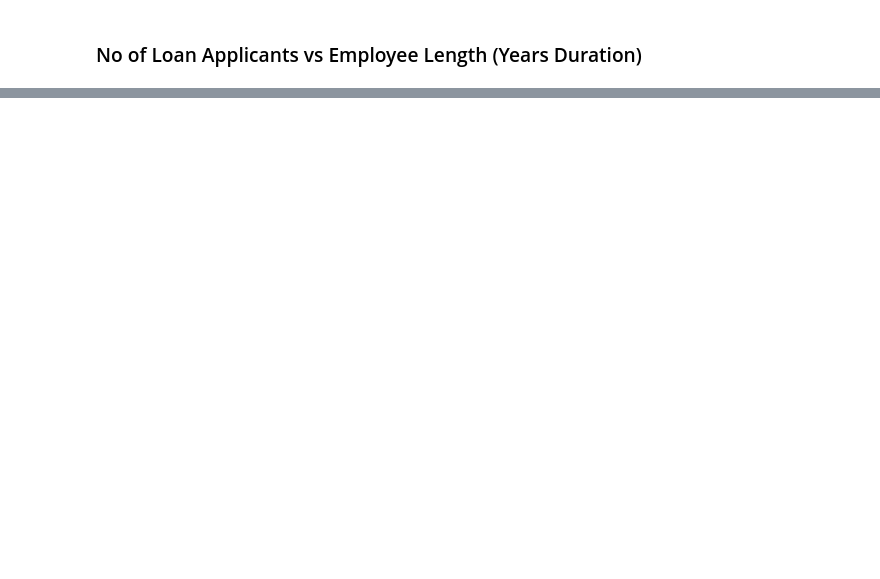
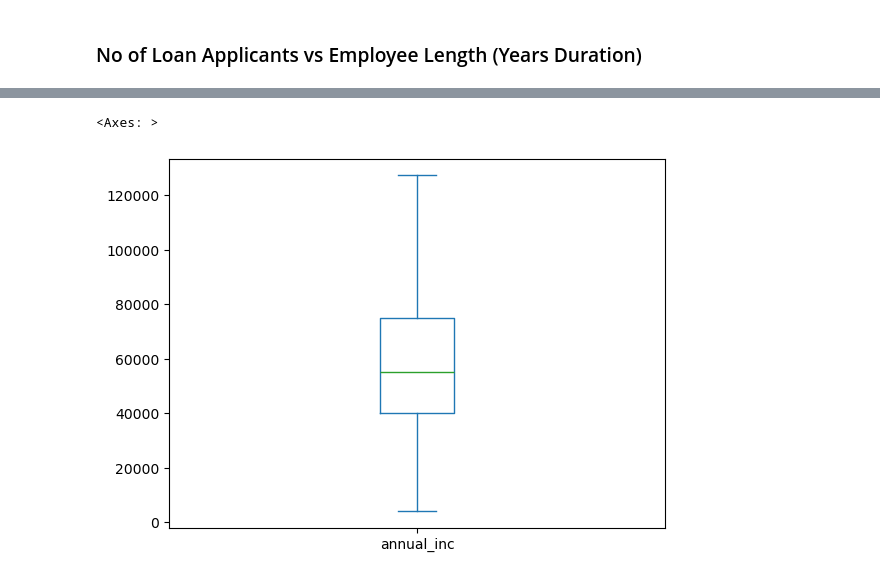
Before and after one commit to snehaljadhav2283/Loan_CaseStudy_EDA, a Jupyter notebook: Loan_Analysis.ipynb, the cells around one changed output, grey strips where cells are left out. Cells and saved outputs as stored; diff of their text form; code cells hidden in the pictures; blank space fills up the shorter version.

```diff
--- a/Loan_Analysis.ipynb
+++ b/Loan_Analysis.ipynb
@@ -482,0 +469,4 @@ for i in cat_col:
+# %%
+q = loan_df_defaulters["annual_inc"].apply(lambda x: float(x)).quantile(0.93)
+loan_df_defaulters = loan_df_defaulters[loan_df_defaulters["annual_inc"].apply(lambda x: float(x)) < q]
+loan_df_defaulters["annual_inc"].describe()
@@ -482,0 +495,5 @@ for i in cat_col:
+# %%
+loan_df_defaulters.annual_inc.plot(kind="box")
+# %% [output]
+<Axes: >
+[figure, added]
```
Also changed, not shown: parts of 80 cells of this notebook, 1 other file.
